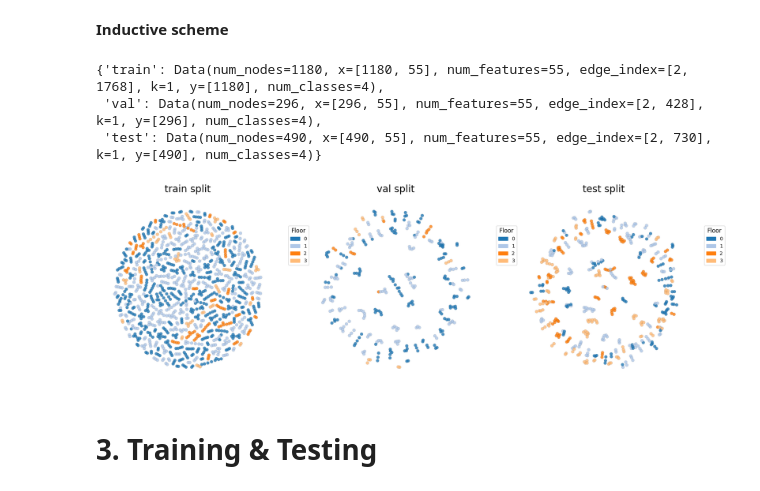
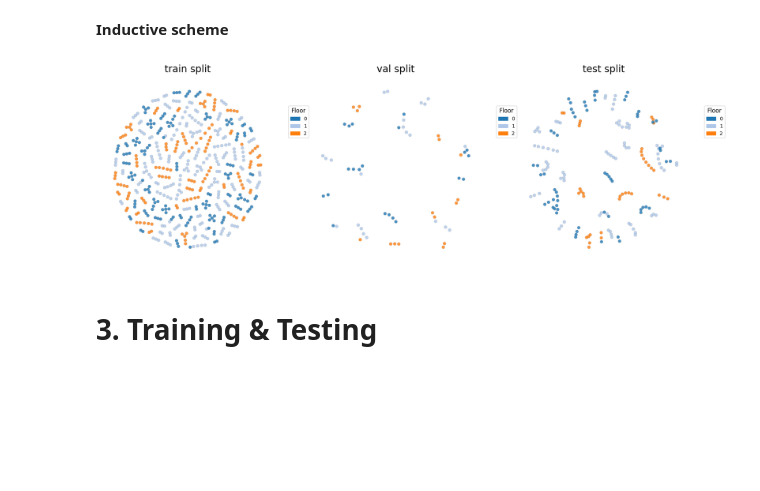
Before and after one commit to mfpscidev/indoorloc-inductive-gnn, a Jupyter notebook: notebooks/evaluation.ipynb, the cells around one changed output. Saved outputs shown, nothing was run; the diff lists cells and outputs as text; code cells hidden in the pictures; blank space fills up the shorter version.

```diff
--- a/notebooks/evaluation.ipynb
+++ b/notebooks/evaluation.ipynb
@@ -105,11 +111,11 @@ datasets = {name: name for name in dataset_selection}
 # Select learning scheme (inductive or transductive)
 learning_scheme = "inductive"
 
-# Generate parameter combinations
+# Generate parameter combinations|
 parameter_grid = {
-    'normalization': ['powed'],
+    'normalization': ['lineal'],
     'pca_components': [0.95],
-    'distance_metric': ['cosine'],
+    'distance_metric': ['manhattan'],
     'n_neighbors': [3]
 }
 
@@ -148,7 +154,7 @@ for dataset in tqdm(datasets, desc="Selecting dataset"):
             # Construct graph
             graph_data = IndoorLocGraphData().create_data_loader(
                 dataset=df_preprocessed,
-                val_size=0.2,
+                val_size=0.1,
                 n_split=i,
                 graph_params={
                     'metric': metric,
@@ -194,25 +196,20 @@ plt.show()
 # %% [markdown]
 **Inductive scheme**
-# %%
-gdata = graph_datas["TUT1"][0]['splits'][0].cls
-gdata
-# %% [output]
-{'train': Data(num_nodes=1180, x=[1180, 55], num_features=55, edge_index=[2, 1768], k=1, y=[1180], num_classes=4),
- 'val': Data(num_nodes=296, x=[296, 55], num_features=55, edge_index=[2, 428], k=1, y=[296], num_classes=4),
- 'test': Data(num_nodes=490, x=[490, 55], num_features=55, edge_index=[2, 730], k=1, y=[490], num_classes=4)}
 # %%
+gdata = graph_datas["TUT2"][0]['splits'][0].cls
+
 fig, axes = plt.subplots(1, 3, figsize=(18, 6))
 
 splits = ['train', 'val', 'test']
 
 for ax, split in zip(axes, splits):
     gviz.draw_graph(gdata[split], scheme="inductive", cluster="class", ax=ax)
     ax.set_title(f"{split} split", fontsize=20)
 
 plt.tight_layout()
 plt.show()
 # %% [output]
-[figure, old version]
+[figure, new version]
 # %% [markdown]
 # 3. Training & Testing
 # %% [markdown]
```
Also changed, not shown: parts of 6 cells of this notebook, 2 other files.
